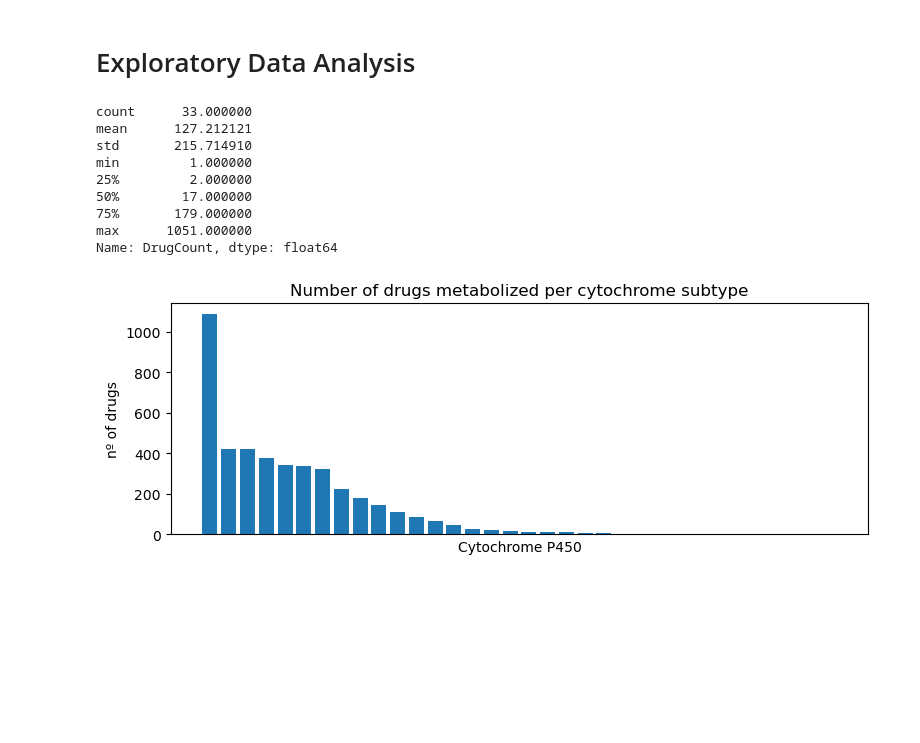
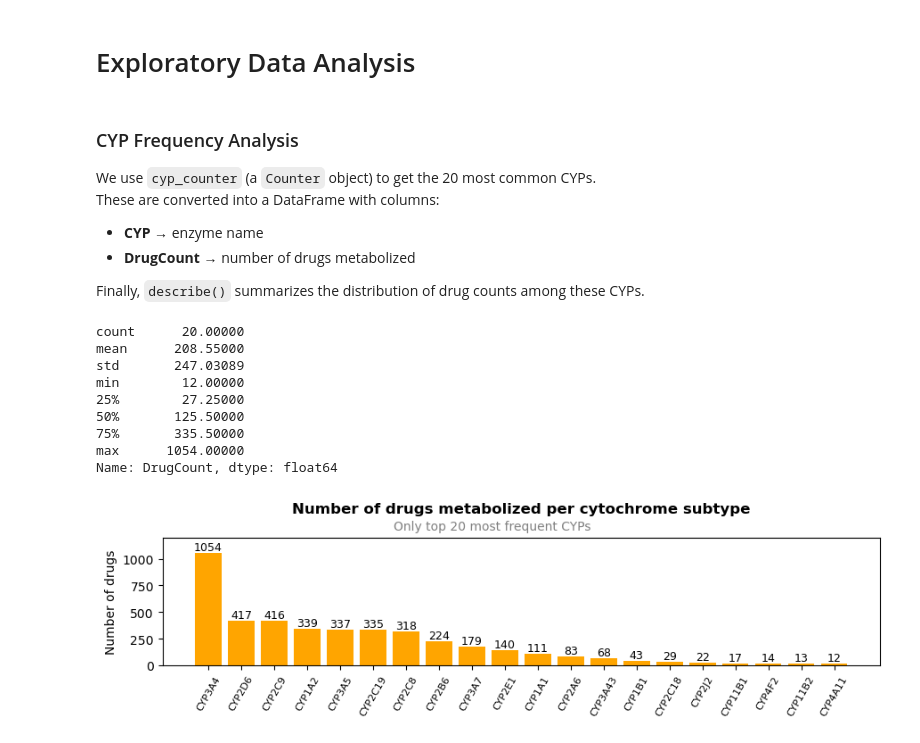
Before and after one commit to grobles17/IMF_TFM_Drug_Metabolism, a Jupyter notebook: EDA_db.ipynb, the cells around one changed output. Saved outputs shown, nothing was run; the diff lists cells and outputs as text; code cells hidden in the pictures; blank space fills up the shorter version.

Commit message:
Milestone: Finished versions of drug_db and drug_db_notebook.

```diff
--- a/EDA_db.ipynb
+++ b/EDA_db.ipynb
@@ -3,34 +5,54 @@
+# %% [markdown]
+### CYP Frequency Analysis
+
+We use `cyp_counter` (a `Counter` object) to get the 20 most common CYPs.
+These are converted into a DataFrame with columns:
+
+- **CYP** → enzyme name
+- **DrugCount** → number of drugs metabolized
+
+Finally, `describe()` summarizes the distribution of drug counts among these CYPs.
 # %%
-from drug_db import *
+from collections import Counter
 import pandas as pd
+from drug_db import cyp_counter
 
-master_df = pd.read_csv("DrugBank_curated_df.csv")
-
-df_cyp_counter = pd.DataFrame([(cyp, count) for cyp, count in cyp_counter.items()],
-                              columns= ["CYP", "DrugCount"]).sort_values("DrugCount", ascending=False)
+cyp_counter_common = dict(cyp_counter.most_common(20))
+df_cyp_counter = pd.DataFrame([(cyp, count) for cyp, count in cyp_counter_common.items()],
+                              columns= ["CYP", "DrugCount"])
 df_cyp_counter["DrugCount"].describe()
 # %% [output]
-count      33.000000
-mean      127.212121
-std       215.714910
-min         1.000000
-25%         2.000000
-50%        17.000000
-75%       179.000000
-max      1051.000000
+count      20.00000
+mean      208.55000
+std       247.03089
+min        12.00000
+25%        27.25000
+50%       125.50000
+75%       335.50000
+max      1054.00000
 Name: DrugCount, dtype: float64
 # %%
 import matplotlib.pyplot as plt
 
 names = df_cyp_counter["CYP"]
 values = df_cyp_counter["DrugCount"]
 
 plt.figure(figsize=(9,3))
-plt.bar(names, values)
-plt.ylabel("nº of drugs")
-plt.xlabel("Cytochrome P450")
-plt.xticks([])
-plt.title("Number of drugs metabolized per cytochrome subtype")
+bars = plt.bar(names, values, color = "orange")
+
+# Add counts above bars
+for bar in bars:
+    height = bar.get_height()
+    plt.text(bar.get_x() + bar.get_width()/2, height,
+             str(height), ha='center', va='bottom', fontsize=9)
+
+plt.ylabel("Number of drugs")
+plt.xticks(rotation=60, ha="center", fontsize = 8)
+plt.title("Number of drugs metabolized per cytochrome subtype", pad= 20, fontweight = "bold" )
+plt.suptitle("Only top 20 most frequent CYPs", fontsize=10, color="gray", y=0.785)
+plt.tight_layout()
+plt.ylim(0, 1200)
+plt.savefig("Figuras/cyp_counts.png", dpi=300, bbox_inches="tight")
 plt.show()
 # %% [output]
-[figure, old version]
+[figure, new version]
```
Also changed, not shown: parts of 4 cells of this notebook, 7 other files.
